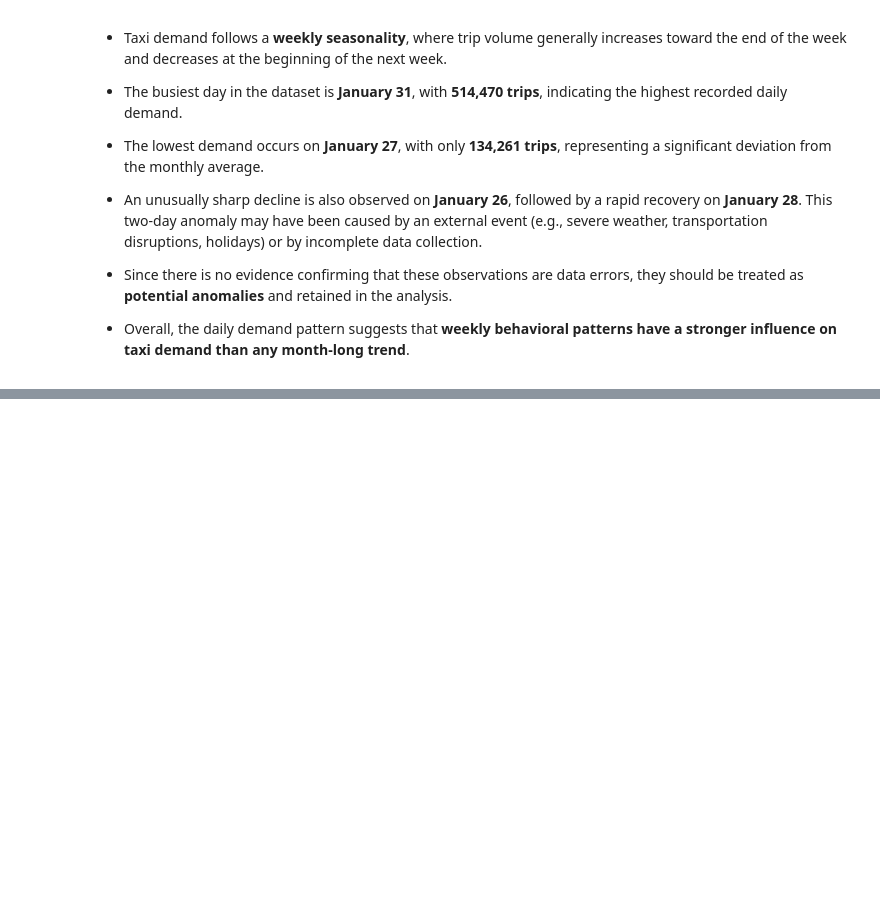
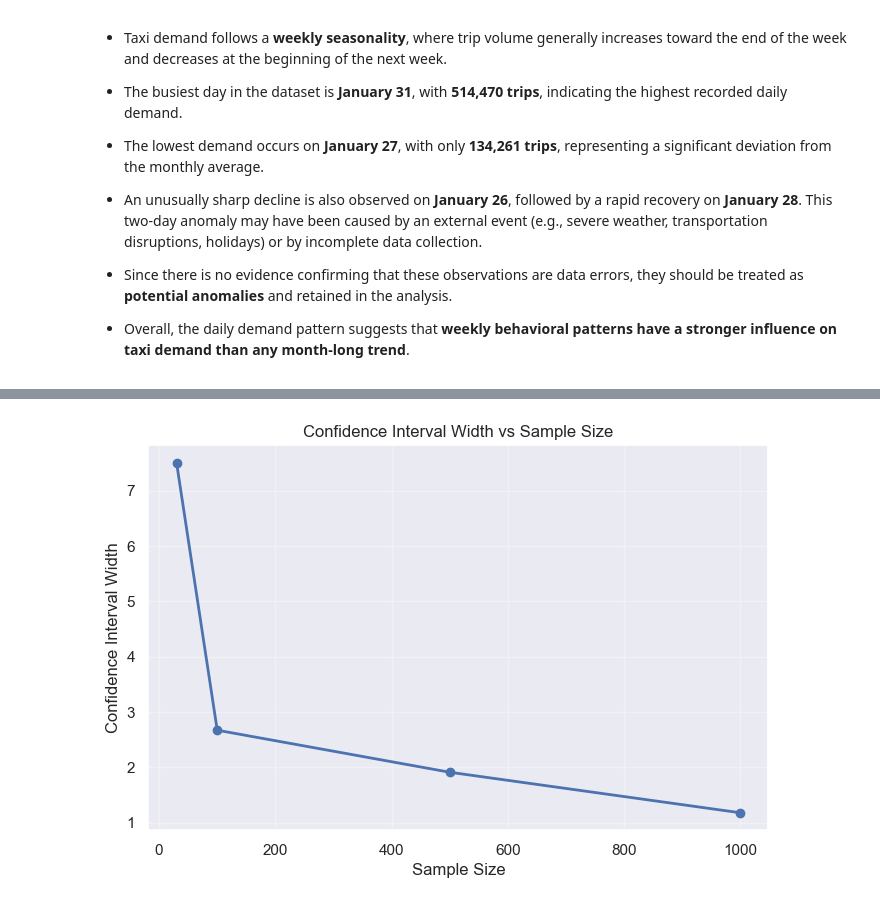
Before and after one commit to morsycoo/NYC-Yellow-Taxi-Trip-Duration-Prediction, a Jupyter notebook: notebook/NYC_Taxi_Statistical_Analysis.ipynb, the cells around one changed output, grey strips where cells are left out. Saved outputs shown, nothing was run; the diff lists cells and outputs as text; code cells hidden in the pictures; blank space fills up the shorter version.

```diff
--- a/notebook/NYC_Taxi_Statistical_Analysis.ipynb
+++ b/notebook/NYC_Taxi_Statistical_Analysis.ipynb
@@ -4930,0 +6535,10 @@ Based on the descriptive statistical analysis, the following recommendations are
+# %%
+# ============================================================
+# Example 2: Standard Error Using SciPy
+# ============================================================
+
+from scipy.stats import sem
+
+se = sem(sample["fare_amount"])
+
+print(f"Standard Error (SciPy) : {se:.4f}")
@@ -4930,0 +6804,30 @@ Based on the descriptive statistical analysis, the following recommendations are
+# %%
+# ============================================================
+# Visualization: Confidence Interval Width vs Sample Size
+# ============================================================
+
+plt.figure(figsize=(8,5))
+
+plt.plot(
+
+    ci_summary["Sample Size"],
+
+    ci_summary["CI Width"],
+
+    marker="o",
+
+    linewidth=2
+
+)
+
+plt.title("Confidence Interval Width vs Sample Size")
+
+plt.xlabel("Sample Size")
+
+plt.ylabel("Confidence Interval Width")
+
+plt.grid(alpha=0.3)
+
+plt.show()
+# %% [output]
+[figure, added]
```
Also changed, not shown: parts of 192 cells of this notebook.
